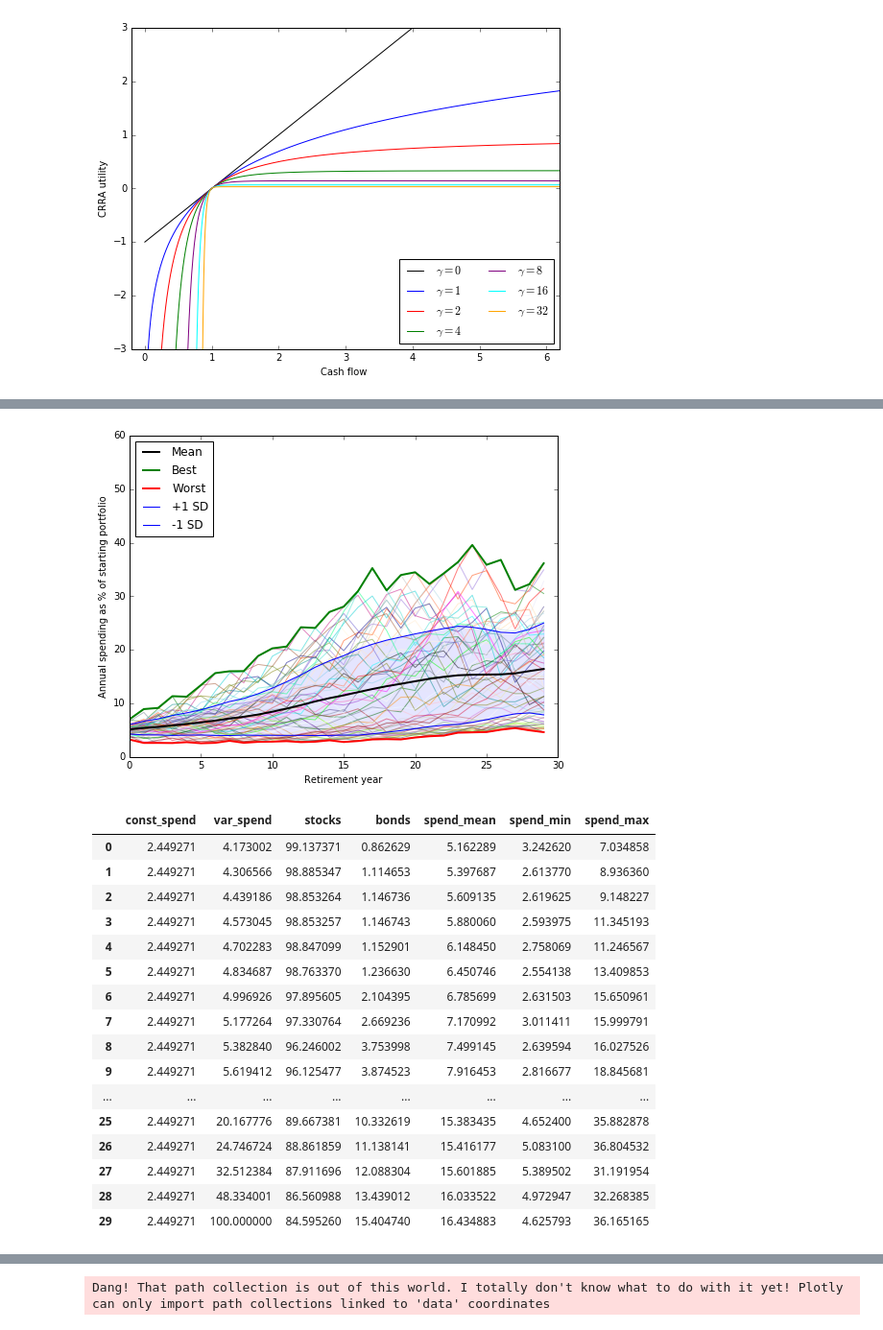
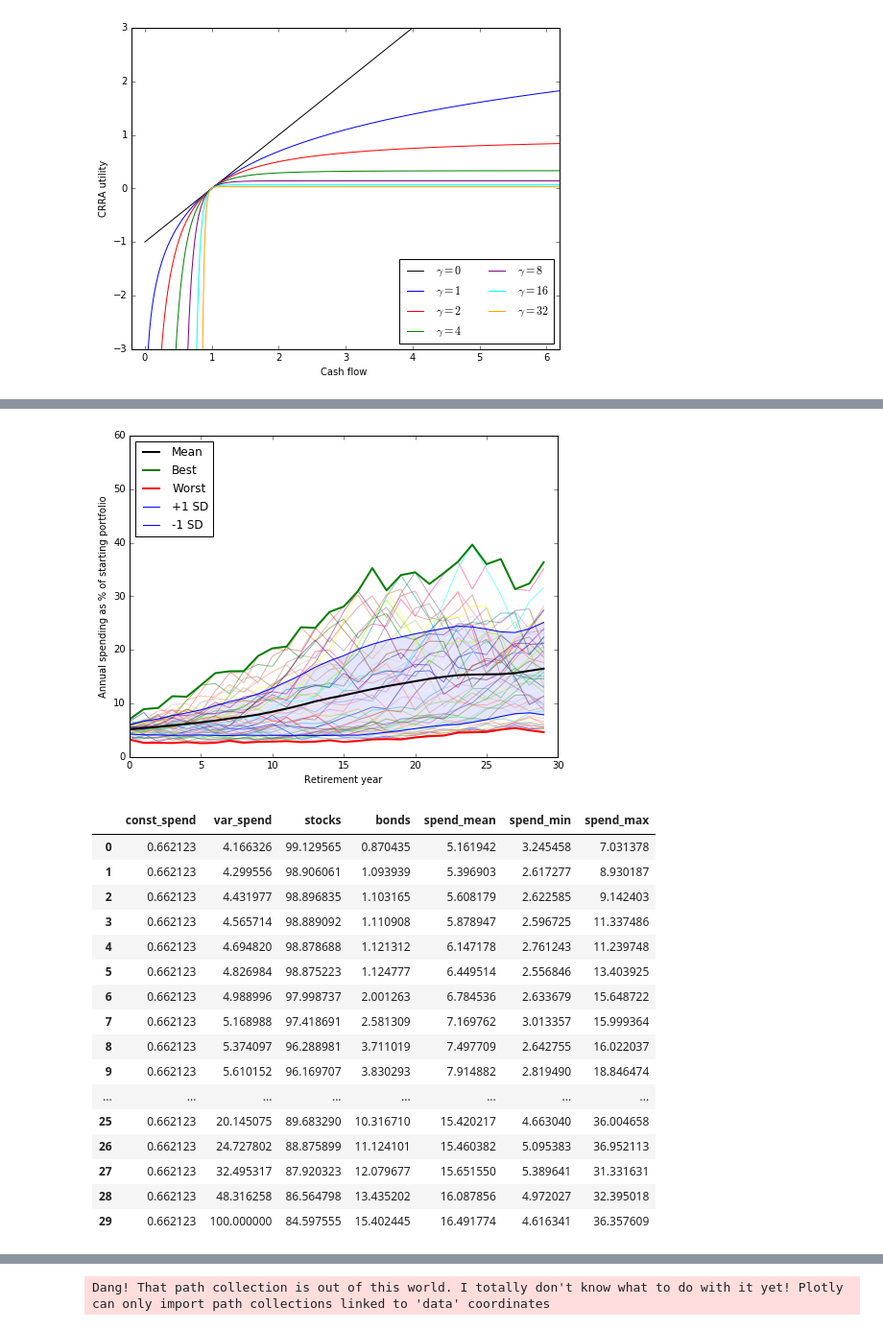
Before and after one commit to druce/safewithdrawal_tensorflow, a Jupyter notebook: Safe Retirement Spending Using Certainty Equivalent Cash Flow and TensorFlow.ipynb, the cells around one changed output, grey strips where cells are left out. Shown at 96% size. Drawn from its saved outputs; the diff is of its cells as text; code cells hidden in the pictures.

```diff
--- a/Safe Retirement Spending Using Certainty Equivalent Cash Flow and TensorFlow.ipynb
+++ b/Safe Retirement Spending Using Certainty Equivalent Cash Flow and TensorFlow.ipynb
@@ -1122,7 +1144,7 @@ plt.xlabel("Retirement year")
 plt.legend(loc="upper left", bbox_to_anchor=[0, 1])
 plt.show()
 
-df_summary['const_spend'] = const_spend
+df_summary['const_spend'] = const_spend_pct * 100
 df_summary['var_spend'] = var_spend_pcts * 100
 df_summary['stocks'] = stock_allocations * 100
 df_summary['bonds'] = 100 - df_summary['stocks']
@@ -1207,7 +1229,7 @@ plt.xlabel("Retirement year")
 plt.legend(loc="upper left", bbox_to_anchor=[0, 1])
 plt.show()
 
-df_summary['const_spend'] = const_spend
+df_summary['const_spend'] = const_spend_pct * 100
 df_summary['var_spend'] = var_spend_pcts * 100
 df_summary['stocks'] = stock_allocations * 100
 df_summary['bonds'] = 100 - df_summary['stocks']
@@ -1246,11 +1268,12 @@ df_summary[cols]
 # %%
 # gamma = 2
 
-#Objective: 7.230120
+#Objective: 7.231702
 
-const_spend_pct = 0.006552359828
-var_spend_pcts = pd.Series([0.041730024402890566, 0.043065661775852866, 0.044391859946043943, 0.045730451371253651, 0.047022828403193398, 0.048346866327377003, 0.049969264212973291, 0.051772635011949494, 0.05382839843224467, 0.056194124040523201, 0.058647484414506394, 0.06143028962695303, 0.064438057067813803, 0.067655084992104958, 0.071016163034777993, 0.074807915407081427, 0.079533582161419869, 0.085078908498149891, 0.09164191452057574, 0.098991605783537245, 0.10762596446928538, 0.1181260827463371, 0.13165717577334701, 0.14864817522922197, 0.17083707810822416, 0.20167776412397839, 0.24746723938973431, 0.3251238352754548, 0.48334000628762291, 1.0])
-stock_allocations = pd.Series([0.99137370662471014, 0.98885347259020207, 0.98853264161916254, 0.98853257445991738, 0.98847099025009511, 0.98763370124193195, 0.97895605170774602, 0.97330764281199877, 0.96246002128072339, 0.96125477204232757, 0.96085750458951302, 0.95759460178043521, 0.95712378711789459, 0.95644465293001812, 0.94827631607872276, 0.94396957164989337, 0.93482244452266527, 0.9300384810033242, 0.92896258131175136, 0.9224433900888569, 0.91973544692376408, 0.91795790706642699, 0.91245135719063097, 0.91198470368965467, 0.90512751404269731, 0.89667381039145544, 0.88861859118301045, 0.87911696311267362, 0.86560988451804433, 0.84595260055443988])
+const_spend_pct = 0.006621230152
+var_spend_pcts = pd.Series([0.041663257412739775, 0.042995556323886693, 0.04431977424740309, 0.045657140612187445, 0.046948201685242698, 0.048269843574809741, 0.049889963214420914, 0.05168987596520231, 0.053740971373335646, 0.056101522485582644, 0.058548883766151055, 0.061324281823210786, 0.064323253066547625, 0.067532728566244427, 0.070886896119090076, 0.074668631621569628, 0.079380462325717521, 0.084904156379490711, 0.0914403171181047, 0.098761663034530697, 0.1073710802352202, 0.1178467272529764, 0.13136054404790917, 0.14835847908826555, 0.17057016636053488, 0.20145074976405253, 0.2472780218751818, 0.32495317427825859, 0.48316257653868727, 1.0])
+stock_allocations = pd.Series([0.99129564981849216, 0.98906061007521739, 0.98896835347562351, 0.98889091834431775, 0.98878688271845672, 0.98875222845718369, 0.97998737009927794, 0.97418690849191991, 0.96288981436433918, 0.96169706664760279, 0.96151131307017002, 0.95822302534052051, 0.95776333952110948, 0.95732313055091767, 0.94918667111522936, 0.94476580950080358, 0.9353536440885285, 0.93043164194400108, 0.92936206514081099, 0.92293641920070479, 0.92019300667508985, 0.91838022001995268, 0.91273391148980454, 0.91226319702528025, 0.90533844822656562, 0.8968329034671948, 0.88875898599557601, 0.87920322829717212, 0.86564798064643644, 0.84597555021680471])
+
 
 
 model = SafeWithdrawalModel(returns_list = [real_stocks, real_bonds],
@@ -1295,7 +1318,7 @@ plt.axis([ 0, 30, 0, 60,])
 
 plt.show()
 
-df_summary['const_spend'] = const_spend
+df_summary['const_spend'] = const_spend_pct * 100
 df_summary['var_spend'] = var_spend_pcts * 100
 df_summary['stocks'] = stock_allocations * 100
 df_summary['bonds'] = 100 - df_summary['stocks']
@@ -1316,21 +1339,21 @@ df_summary[cols]
-[figure, old version]
+[figure, new version]
 |  | const_spend | var_spend | stocks | bonds | spend_mean | spend_min | spend_max |
-| 0 | 2.449271 | 4.173002 | 99.137371 | 0.862629 | 5.162289 | 3.242620 | 7.034858 |
-| 1 | 2.449271 | 4.306566 | 98.885347 | 1.114653 | 5.397687 | 2.613770 | 8.936360 |
-| 2 | 2.449271 | 4.439186 | 98.853264 | 1.146736 | 5.609135 | 2.619625 | 9.148227 |
-| 3 | 2.449271 | 4.573045 | 98.853257 | 1.146743 | 5.880060 | 2.593975 | 11.345193 |
-| 4 | 2.449271 | 4.702283 | 98.847099 | 1.152901 | 6.148450 | 2.758069 | 11.246567 |
-| 5 | 2.449271 | 4.834687 | 98.763370 | 1.236630 | 6.450746 | 2.554138 | 13.409853 |
-| 6 | 2.449271 | 4.996926 | 97.895605 | 2.104395 | 6.785699 | 2.631503 | 15.650961 |
-| 7 | 2.449271 | 5.177264 | 97.330764 | 2.669236 | 7.170992 | 3.011411 | 15.999791 |
-| 8 | 2.449271 | 5.382840 | 96.246002 | 3.753998 | 7.499145 | 2.639594 | 16.027526 |
-| 9 | 2.449271 | 5.619412 | 96.125477 | 3.874523 | 7.916453 | 2.816677 | 18.845681 |
+| 0 | 0.662123 | 4.166326 | 99.129565 | 0.870435 | 5.161942 | 3.245458 | 7.031378 |
+| 1 | 0.662123 | 4.299556 | 98.906061 | 1.093939 | 5.396903 | 2.617277 | 8.930187 |
+| 2 | 0.662123 | 4.431977 | 98.896835 | 1.103165 | 5.608179 | 2.622585 | 9.142403 |
+| 3 | 0.662123 | 4.565714 | 98.889092 | 1.110908 | 5.878947 | 2.596725 | 11.337486 |
+| 4 | 0.662123 | 4.694820 | 98.878688 | 1.121312 | 6.147178 | 2.761243 | 11.239748 |
+| 5 | 0.662123 | 4.826984 | 98.875223 | 1.124777 | 6.449514 | 2.556846 | 13.403925 |
+| 6 | 0.662123 | 4.988996 | 97.998737 | 2.001263 | 6.784536 | 2.633679 | 15.648722 |
+| 7 | 0.662123 | 5.168988 | 97.418691 | 2.581309 | 7.169762 | 3.013357 | 15.999364 |
+| 8 | 0.662123 | 5.374097 | 96.288981 | 3.711019 | 7.497709 | 2.642755 | 16.022037 |
+| 9 | 0.662123 | 5.610152 | 96.169707 | 3.830293 | 7.914882 | 2.819490 | 18.846474 |
 | ... | ... | ... | ... | ... | ... | ... | ... |
-| 25 | 2.449271 | 20.167776 | 89.667381 | 10.332619 | 15.383435 | 4.652400 | 35.882878 |
-| 26 | 2.449271 | 24.746724 | 88.861859 | 11.138141 | 15.416177 | 5.083100 | 36.804532 |
-| 27 | 2.449271 | 32.512384 | 87.911696 | 12.088304 | 15.601885 | 5.389502 | 31.191954 |
-| 28 | 2.449271 | 48.334001 | 86.560988 | 13.439012 | 16.033522 | 4.972947 | 32.268385 |
-| 29 | 2.449271 | 100.000000 | 84.595260 | 15.404740 | 16.434883 | 4.625793 | 36.165165 |
+| 25 | 0.662123 | 20.145075 | 89.683290 | 10.316710 | 15.420217 | 4.663040 | 36.004658 |
+| 26 | 0.662123 | 24.727802 | 88.875899 | 11.124101 | 15.460382 | 5.095383 | 36.952113 |
+| 27 | 0.662123 | 32.495317 | 87.920323 | 12.079677 | 15.651550 | 5.389641 | 31.331631 |
+| 28 | 0.662123 | 48.316258 | 86.564798 | 13.435202 | 16.087856 | 4.972027 | 32.395018 |
+| 29 | 0.662123 | 100.000000 | 84.597555 | 15.402445 | 16.491774 | 4.616341 | 36.357609 |
 # %%
 # gamma = 4
 #Objective: 5.653304
```
Also changed, not shown: parts of 15 cells of this notebook, 1 other file.
